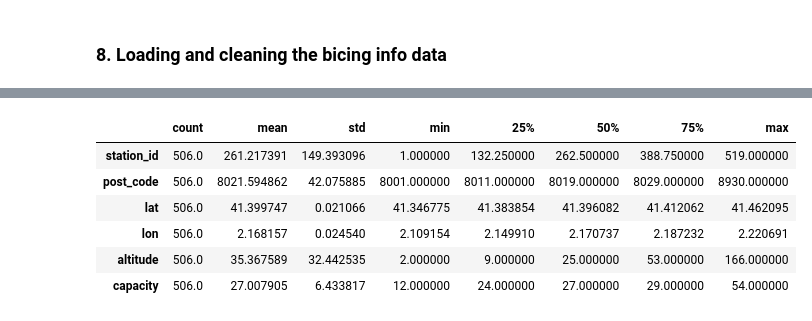
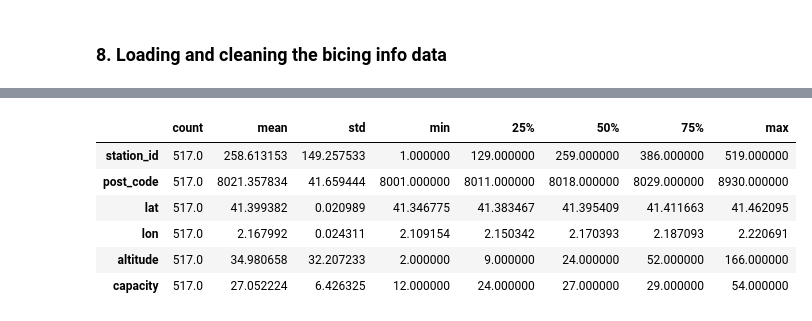
Before and after one commit to jadelaossa/bike-availability-prediction, a Jupyter notebook: notebooks/1.0-jdf-initial-data-exploration.ipynb, the cells around one changed output, grey strips where cells are left out. Drawn from its saved outputs; the diff is of its cells as text; code cells hidden in the pictures.

```diff
--- a/notebooks/1.0-jdf-initial-data-exploration.ipynb
+++ b/notebooks/1.0-jdf-initial-data-exploration.ipynb
@@ -652,5 +652,6 @@ meteo_stats.to_parquet(fr'..\data\processed\meteo_stats.parquet')
 # %% [markdown]
 ### 8. Loading and cleaning the bicing info data
 # %%
-info_cols = ['station_id', 'lat', 'lon', 'altitude', 'post_code', 'capacity']
+info_cols = ['station_id', 'name', 'lat', 'lon', 'altitude', 'post_code', 'capacity']
 bicing_info_0323 = pd.read_csv(r'..\data\raw\bicing_stations_info\2023_03_Marc_BicingNou_INFORMACIO.csv', usecols=info_cols)
+bicing_info_0323.head()
@@ -657,16 +665,16 @@ bicing_info_0323 = pd.read_csv(r'..\data\raw\bicing_stations_info\2023_03_Marc_B
 # %%
 (bicing_info_0323
- .groupby(['station_id', 'post_code'], as_index=False)
+ .groupby(['station_id', 'name', 'post_code'], as_index=False)
  .agg({'lat': 'mean', 'lon': 'mean', 'altitude': 'mean', 'capacity': 'max'})
  .describe().T
 )
 # %% [output]
 |  | count | mean | std | min | 25% | 50% | 75% | max |
-| station_id | 506.0 | 261.217391 | 149.393096 | 1.000000 | 132.250000 | 262.500000 | 388.750000 | 519.000000 |
-| post_code | 506.0 | 8021.594862 | 42.075885 | 8001.000000 | 8011.000000 | 8019.000000 | 8029.000000 | 8930.000000 |
-| lat | 506.0 | 41.399747 | 0.021066 | 41.346775 | 41.383854 | 41.396082 | 41.412062 | 41.462095 |
-| lon | 506.0 | 2.168157 | 0.024540 | 2.109154 | 2.149910 | 2.170737 | 2.187232 | 2.220691 |
-| altitude | 506.0 | 35.367589 | 32.442535 | 2.000000 | 9.000000 | 25.000000 | 53.000000 | 166.000000 |
-| capacity | 506.0 | 27.007905 | 6.433817 | 12.000000 | 24.000000 | 27.000000 | 29.000000 | 54.000000 |
+| station_id | 517.0 | 258.613153 | 149.257533 | 1.000000 | 129.000000 | 259.000000 | 386.000000 | 519.000000 |
+| post_code | 517.0 | 8021.357834 | 41.659444 | 8001.000000 | 8011.000000 | 8018.000000 | 8029.000000 | 8930.000000 |
+| lat | 517.0 | 41.399382 | 0.020989 | 41.346775 | 41.383467 | 41.395409 | 41.411663 | 41.462095 |
+| lon | 517.0 | 2.167992 | 0.024311 | 2.109154 | 2.150342 | 2.170393 | 2.187093 | 2.220691 |
+| altitude | 517.0 | 34.980658 | 32.207233 | 2.000000 | 9.000000 | 24.000000 | 52.000000 | 166.000000 |
+| capacity | 517.0 | 27.052224 | 6.426325 | 12.000000 | 24.000000 | 27.000000 | 29.000000 | 54.000000 |
 # %%
 (bicing_info_0323
```
Also changed, not shown: parts of 4 cells of this notebook, 7 other files.
